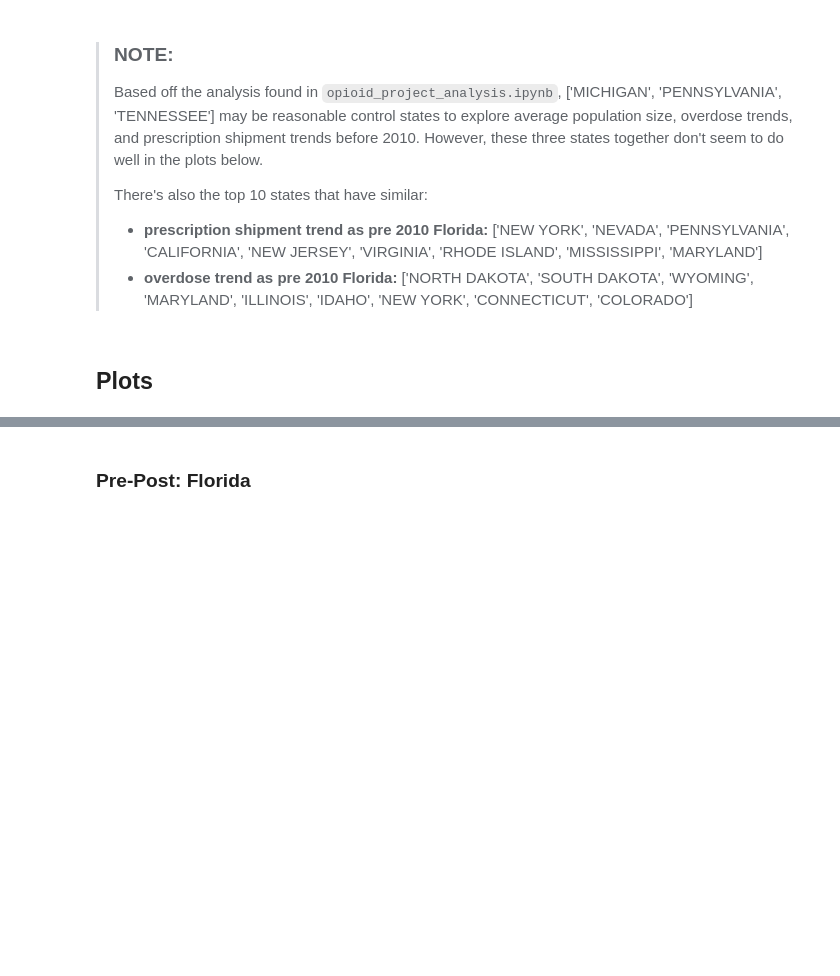
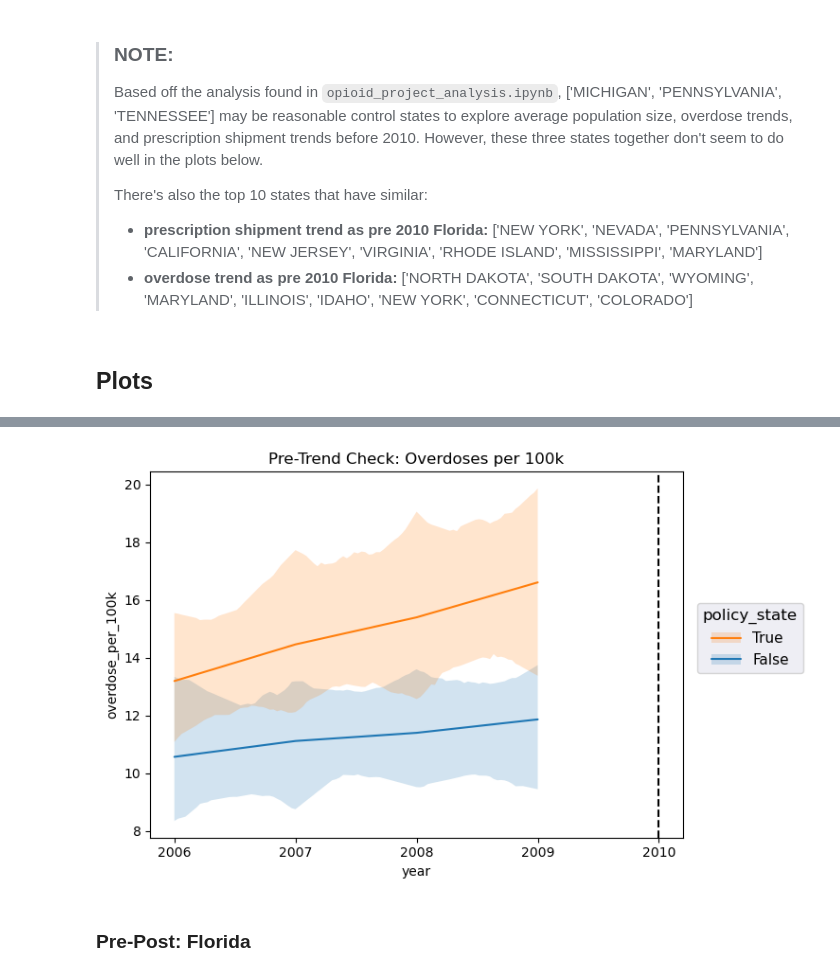
Before and after one commit to rakiranelson/IDS590-Opioids-Final-Project, a Jupyter notebook: opioid_project_analysis.ipynb, the cells around one changed output, grey strips where cells are left out. Saved outputs shown, nothing was run; the diff lists cells and outputs as text; code cells hidden in the pictures; blank space fills up the shorter version.

```diff
--- a/opioid_project_analysis.ipynb
+++ b/opioid_project_analysis.ipynb
@@ -128,3 +102,26 @@ plt.show()
+# %%
+pre_overdose["policy_state"] = pre_overdose["policy_state"].astype("boolean")
+
+fig2, ax2 = plt.subplots()
+
+plot = (
+    so.Plot(pre_overdose, x="year", y="overdose_per_100k", color="policy_state")
+    .scale(color=color_map)
+    .add(
+        so.Line(),
+        lowess := sor.Lowess(frac=0.7, gridsize=100, num_bootstrap=200, alpha=0.95),
+    )
+    .add(so.Band(), lowess)
+    .label(title="Pre-Trend Check: Overdoses per 100k")
+)
+
+plot.on(ax2).plot()
+plt.axvline(2010, color="black", linestyle="--")
+plt.xticks(range(pre_overdose["year"].min(), pre_overdose["year"].max() + 2))
+plt.tight_layout()
+plt.show()
+# %% [output]
+[figure, added]
 # %% [markdown]
 ### Pre-Post: Florida
 # %%
```
Also changed, not shown: parts of 12 cells of this notebook.
